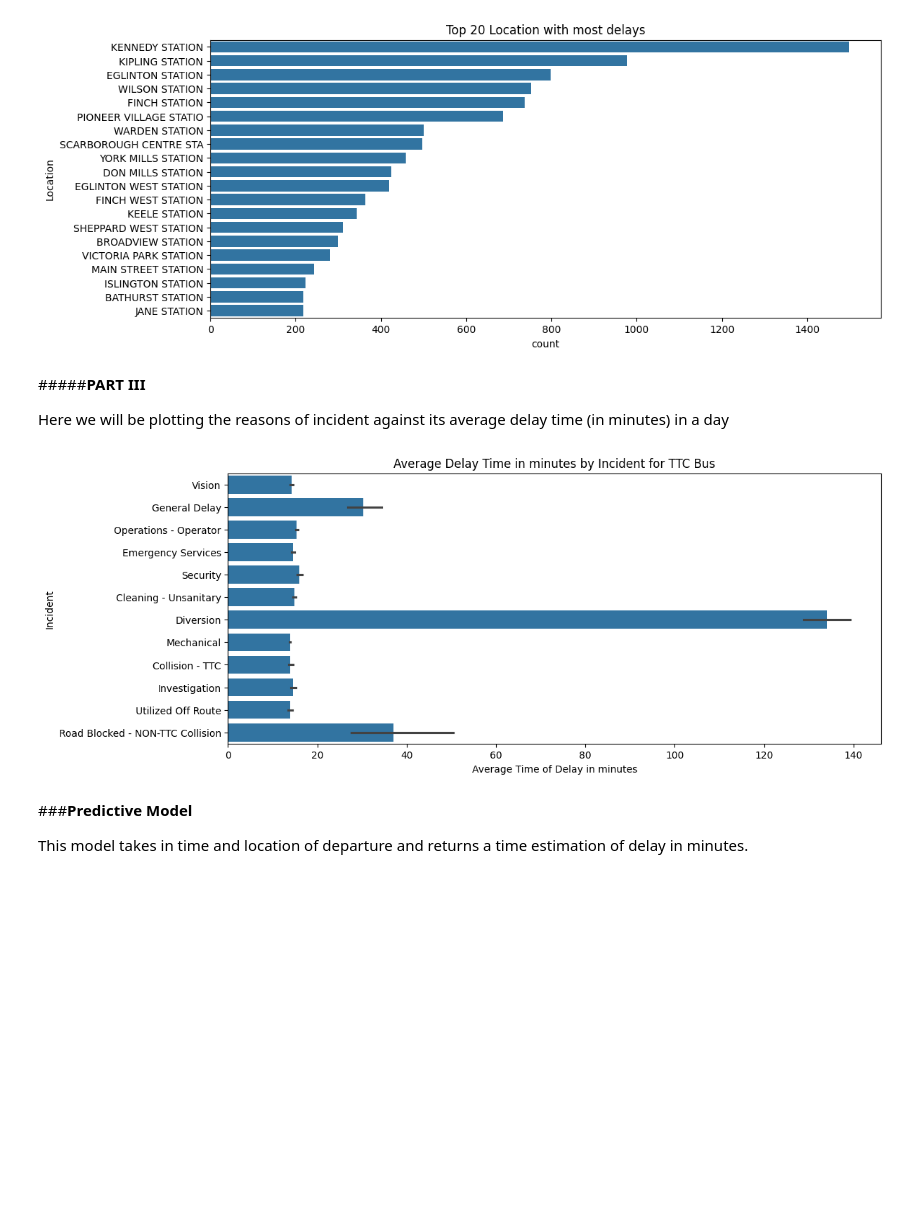
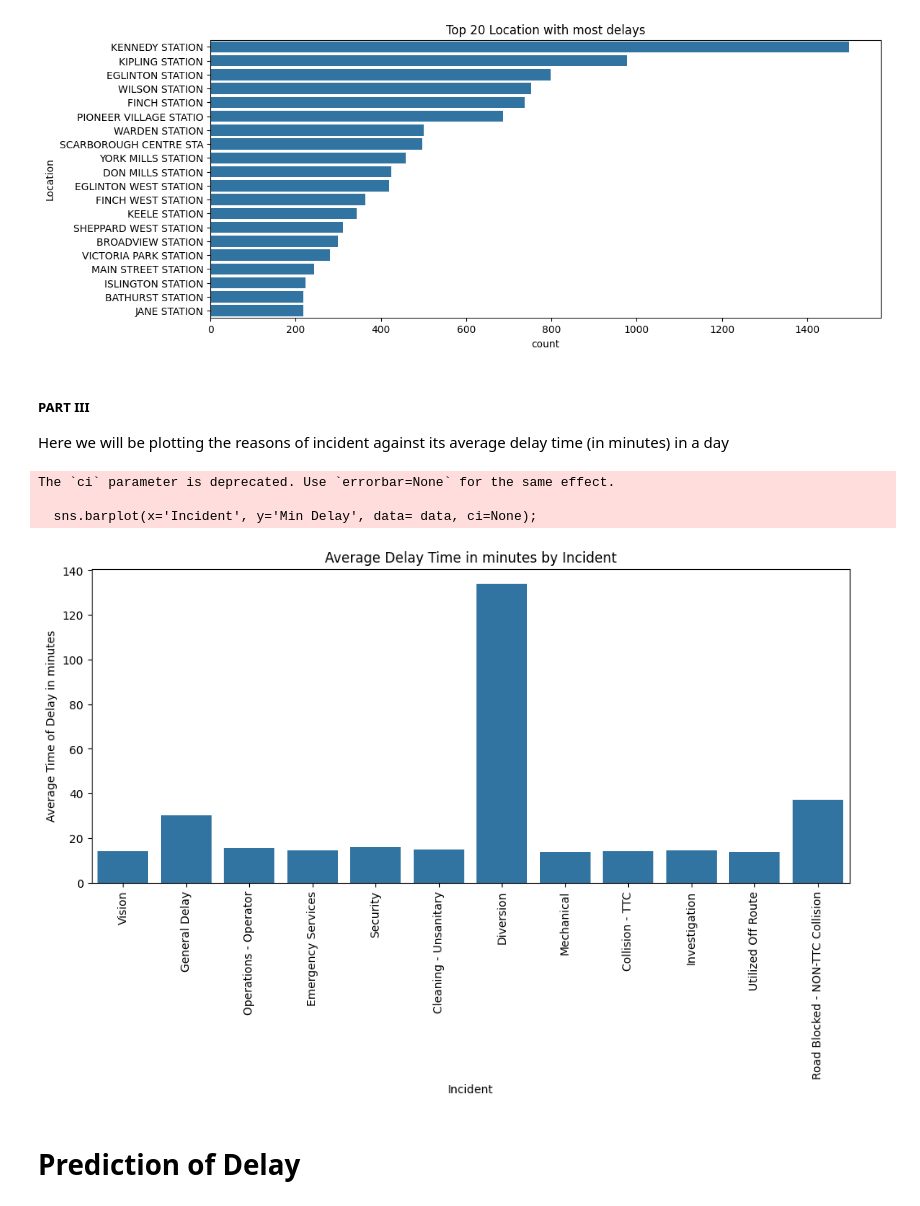
Before and after one commit to JYW5114/TTC_delay, a Jupyter notebook: TTC_Bus_Delays_.ipynb, the cells around one changed output. Saved outputs shown, nothing was run; the diff lists cells and outputs as text; code cells hidden in the pictures; blank space fills up the shorter version.

```diff
--- a/TTC_Bus_Delays_.ipynb
+++ b/TTC_Bus_Delays_.ipynb
@@ -28,6 +25,7 @@ Saving bus-data.csv to bus-data.csv
 # %%
 # read csv file
-data = pd.read_csv(io.BytesIO(uploaded['bus-data.csv']), sep = ',')
+#data = pd.read_csv(io.BytesIO(uploaded['bus-data (3).csv']), sep = ',')
+data = pd.read_csv('bus-data.csv')
 data.head()
 # %% [output]
 |  | Date | Route | Time | Day | Location | Incident | Min Delay | Min Gap | Direction | Vehicle |
@@ -44,6 +42,6 @@ We remove data records that have missing values in time, min delay, location and
 data = data.replace('?', np.nan)
 data = data.replace(' ', np.nan)
 data = data[data['Min Delay'] > 1]
-for col in ['Time', 'Min Delay','Location', 'Incident']:
+for col in ['Time', 'Day','Location', 'Incident']:
   data = data.dropna(subset=[col])
 # %% [markdown]
@@ -77,22 +75,24 @@ plt.title("Top 20 Location with most delays");
 # %% [output]
 [figure]
 # %% [markdown]
-#####**PART III**
+##### **PART III**
 
 Here we will be plotting the reasons of incident against its average delay time (in minutes) in a day
 # %%
 # Plot Bar Graph
 plt.figure(figsize=(12,5))
-sns.barplot(y='Incident', x='Min Delay', data= data);
-plt.title("Average Delay Time in minutes by Incident for TTC Bus")
-plt.ylabel("Incident")
-plt.xlabel("Average Time of Delay in minutes");
+sns.barplot(x='Incident', y='Min Delay', data= data, ci=None);
+plt.title("Average Delay Time in minutes by Incident")
+plt.xlabel("Incident")
+plt.ylabel("Average Time of Delay in minutes");
+plt.xticks(rotation= 90);
 # %% [output]
+The `ci` parameter is deprecated. Use `errorbar=None` for the same effect.
+
+  sns.barplot(x='Incident', y='Min Delay', data= data, ci=None);
-[figure, old version]
+[figure, new version]
-# %% [markdown]
-###**Predictive Model**
-
-This model takes in time and location of departure and returns a time estimation of delay in minutes.
+# %% [markdown]
+# Prediction of Delay
 # %%
 data["Hour"] = data["Time"].str[:2].astype(int)
 avg_delay_per_hour = data.groupby("Hour")["Min Delay"].mean()
```
Also changed, not shown: parts of 7 cells of this notebook.
